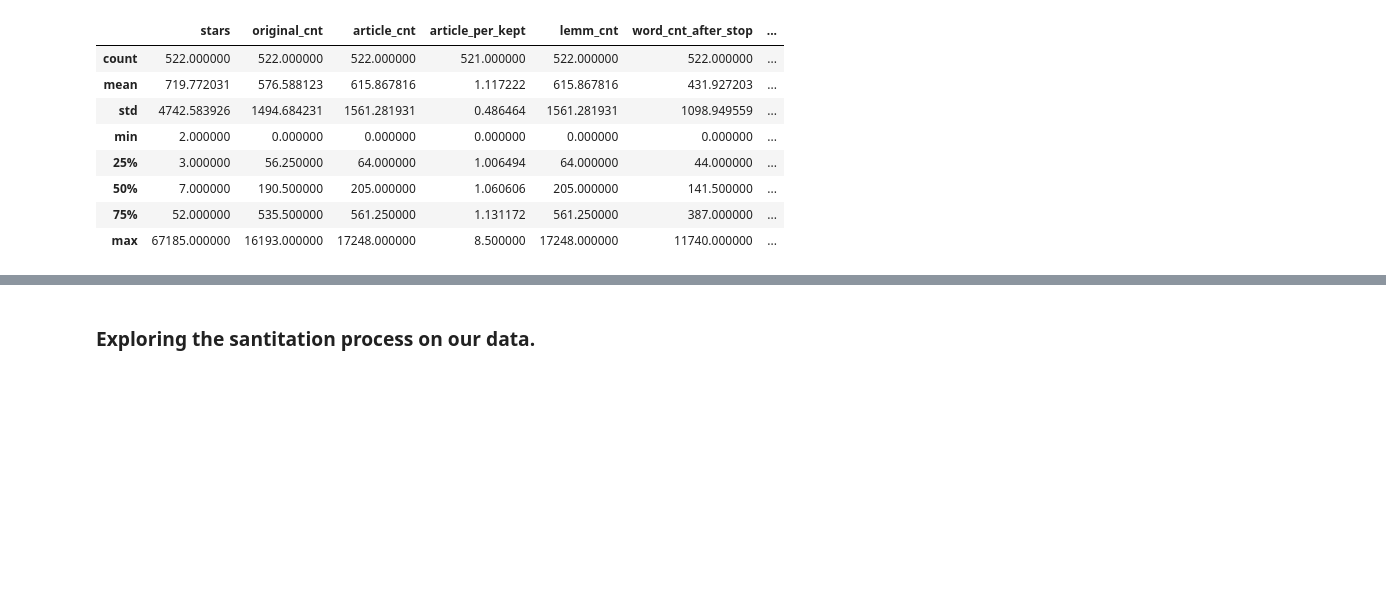
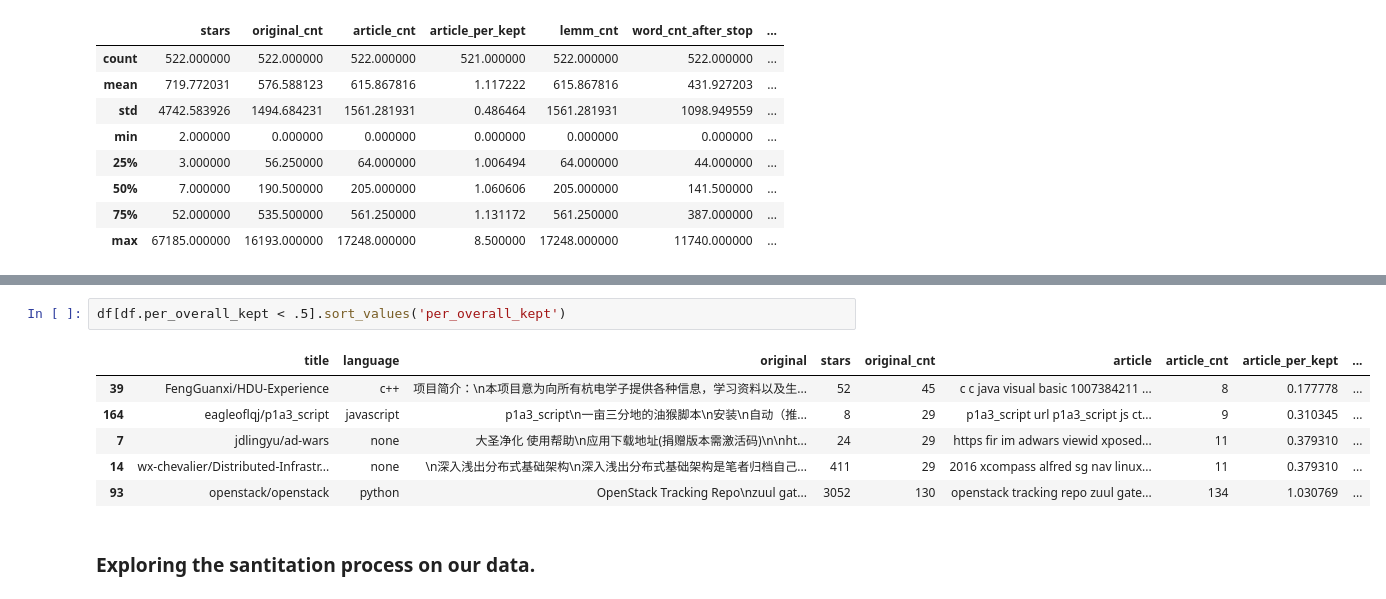
Before and after one commit to codeup-cyber-linguists/languages-classifier, a Jupyter notebook: group_github_language_classifier.ipynb, the cells around one changed output, grey strips where cells are left out. Drawn from its saved outputs; the diff is of its cells as text; blank space fills up the shorter version.

```diff
--- a/group_github_language_classifier.ipynb
+++ b/group_github_language_classifier.ipynb
@@ -621,3 +614,12 @@ df[df.per_overall_kept > 1.5].sort_values('per_overall_kept')
+# %%
+df[df.per_overall_kept < .5].sort_values('per_overall_kept')
+# %% [output]
+|  | title | language | original | stars | original_cnt | article | article_cnt | article_per_kept | ... |
+| 39 | FengGuanxi/HDU-Experience | c++ | 项目简介：\n本项目意为向所有杭电学子提供各种信息，学习资料以及生... | 52 | 45 | c c java visual basic 1007384211 ... | 8 | 0.177778 | ... |
+| 164 | eagleoflqj/p1a3_script | javascript | p1a3_script\n一亩三分地的油猴脚本\n安装\n自动（推... | 8 | 29 | p1a3_script url p1a3_script js ct... | 9 | 0.310345 | ... |
+| 7 | jdlingyu/ad-wars | none | 大圣净化 使用帮助\n应用下载地址(捐赠版本需激活码)\n\nht... | 24 | 29 | https fir im adwars viewid xposed... | 11 | 0.379310 | ... |
+| 14 | wx-chevalier/Distributed-Infrastr... | none | \n深入浅出分布式基础架构\n深入浅出分布式基础架构是笔者归档自己... | 411 | 29 | 2016 xcompass alfred sg nav linux... | 11 | 0.379310 | ... |
+| 93 | openstack/openstack | python | OpenStack Tracking Repo\nzuul gat... | 3052 | 130 | openstack tracking repo zuul gate... | 134 | 1.030769 | ... |
 # %% [markdown]
 ### Exploring the santitation process on our data.
 # %%
```
Also changed, not shown: parts of 3 cells of this notebook.
